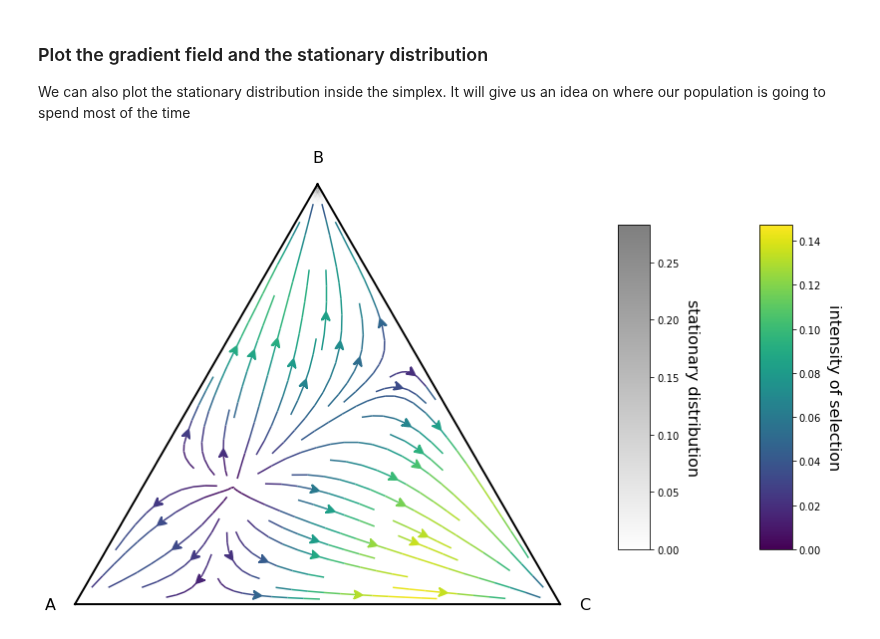
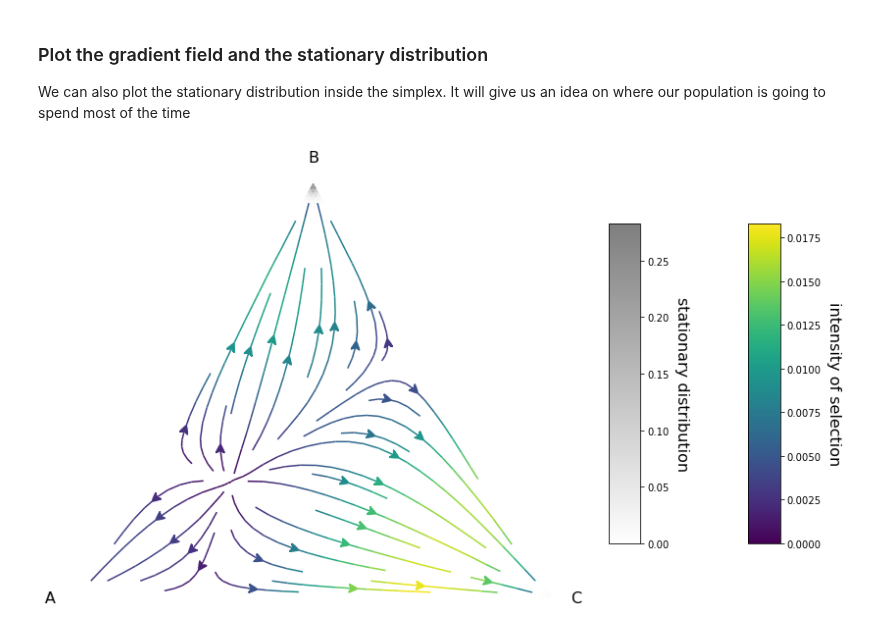
Before and after one commit to Socrats/EGTTools, a Jupyter notebook: docs/examples/plot_simplex_simplified.ipynb, the cells around one changed output. Cells and saved outputs as stored; diff of their text form; code cells hidden in the pictures.

```diff
--- a/docs/examples/plot_simplex_simplified.ipynb
+++ b/docs/examples/plot_simplex_simplified.ipynb
@@ -90,7 +90,7 @@ In finite populations we will model the dynamics using a Moran process. The calc
 ### Define the population size and the intensity of selection
 # %%
 Z = 100
-beta = 1
+beta = 0.1
 mu = 1/Z
 # %% [markdown]
 ### Plot the gradient field and the stationary distribution
@@ -99,24 +99,24 @@ We can also plot the stationary distribution inside the simplex. It will give us
 # %%
 fig, ax = plt.subplots(figsize=(15,10))
 
 simplex, gradient_function, evolver = plot_moran_dynamics_in_simplex_without_roots(payoff_matrix=payoffs, population_size=Z, beta=beta, ax=ax)
 
 evolver.mu = mu
 sd = evolver.calculate_stationary_distribution(beta=1)
 
 plot = (simplex.add_axis(ax=ax)
-           .draw_triangle()
+#            .draw_triangle()
            .draw_gradients(zorder=5)
            .add_colorbar()
            .add_vertex_labels(type_labels)
            .draw_stationary_distribution(sd, alpha=0.5, edgecolors='gray', cmap='binary', shading='gouraud', zorder=0)
           )
 
 ax.axis('off')
 ax.set_aspect('equal')
 
 plt.xlim((-.05,1.05))
 plt.ylim((-.02, simplex.top_corner + 0.05))
 plt.show()
 # %% [output]
-[figure, old version]
+[figure, new version]
```
